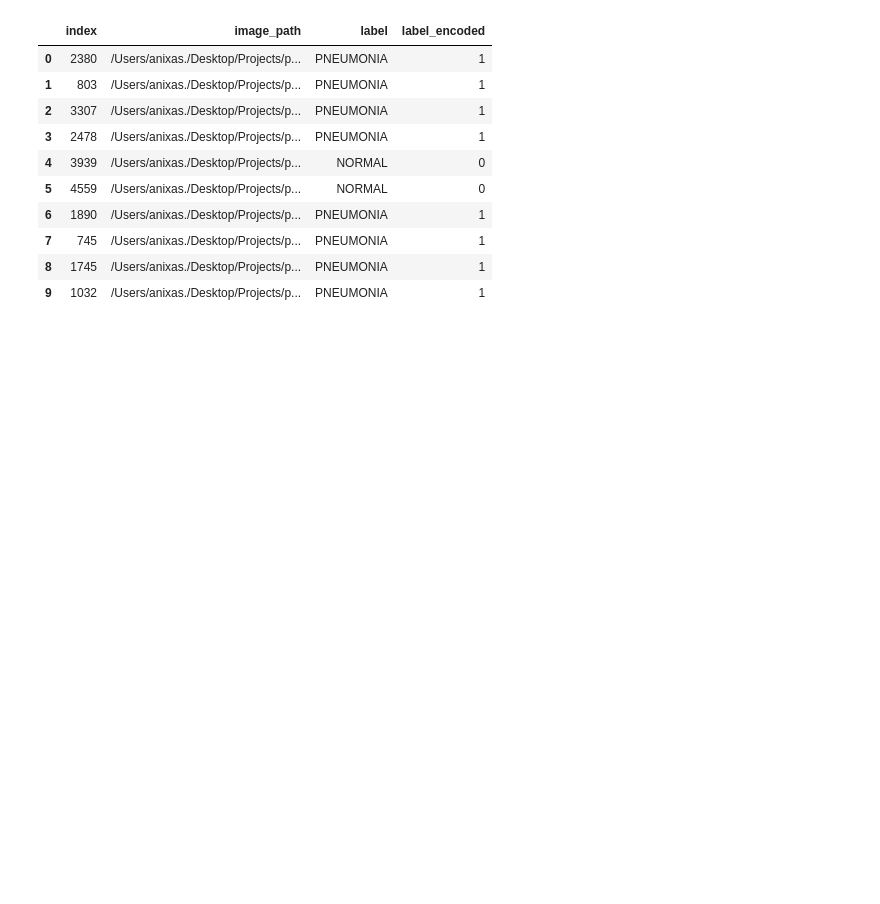
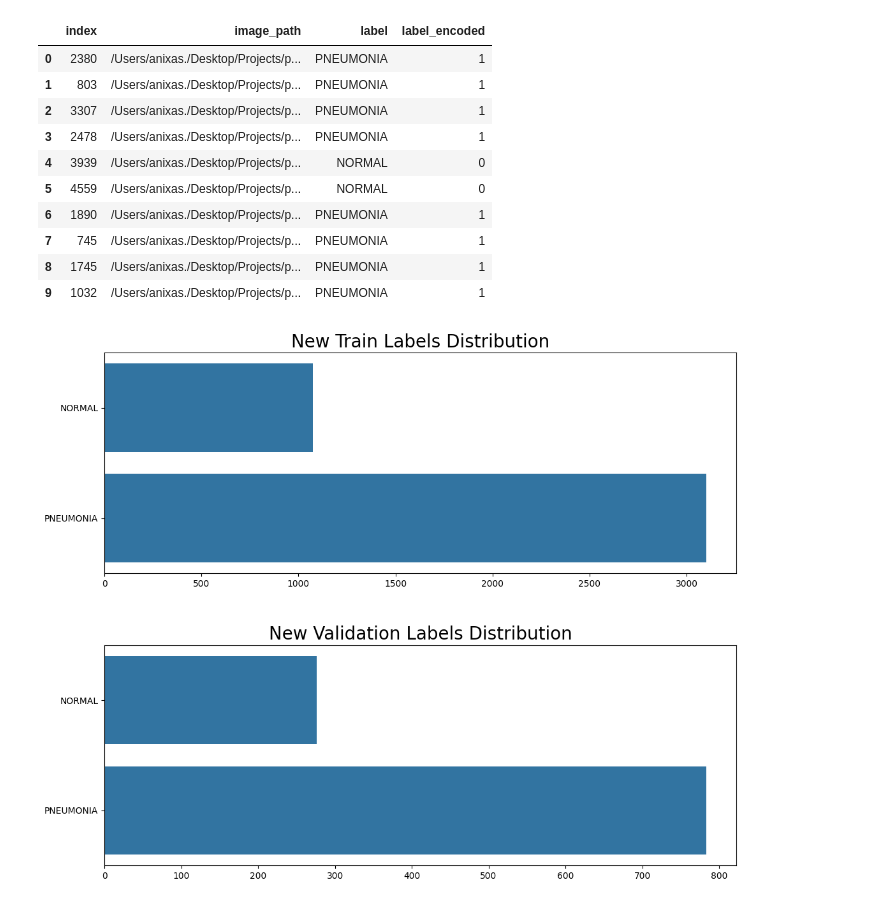
Before and after one commit to anixa-s/prsf-26, a Jupyter notebook: main.ipynb, the cells around one changed output. Drawn from its saved outputs; the diff is of its cells as text; code cells hidden in the pictures; blank space fills up the shorter version.

```diff
--- a/main.ipynb
+++ b/main.ipynb
@@ -313,3 +313,26 @@ val_split_df.head(10)
 | 7 | 745 | /Users/anixas./Desktop/Projects/p... | PNEUMONIA | 1 |
 | 8 | 1745 | /Users/anixas./Desktop/Projects/p... | PNEUMONIA | 1 |
 | 9 | 1032 | /Users/anixas./Desktop/Projects/p... | PNEUMONIA | 1 |
+# %%
+fig, (ax1, ax2) = plt.subplots(2, figsize=(12, 10))
+
+# Set the spacing between subplots
+fig.tight_layout(pad=6.0)
+
+# Plot Train Class Distribution
+ax1.set_title('New Train Labels Distribution', fontsize=20)
+train_split_distribution = train_split_df['label'].value_counts().sort_values()
+sns.barplot(x=train_split_distribution.values,
+            y=list(train_split_distribution.keys()),
+            orient="h",
+            ax=ax1);
+
+# Plot Validation Class Distribution
+ax2.set_title('New Validation Labels Distribution', fontsize=20)
+val_split_distribution = val_split_df['label'].value_counts().sort_values()
+sns.barplot(x=val_split_distribution.values,
+            y=list(val_split_distribution.keys()),
+            orient="h",
+            ax=ax2);
+# %% [output]
+[figure, added]
```
Also changed, not shown: parts of 1 cell of this notebook.
